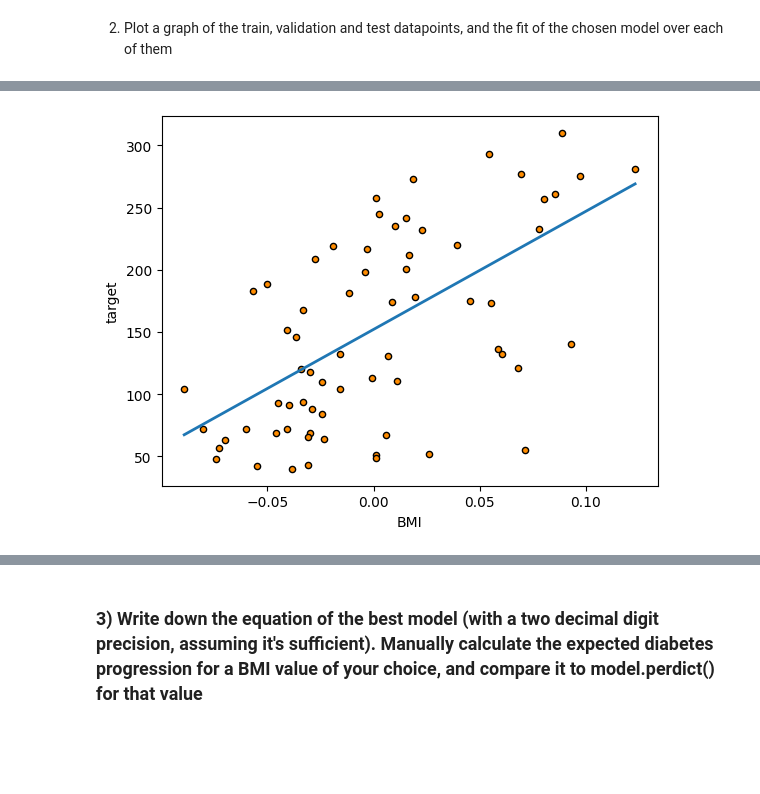
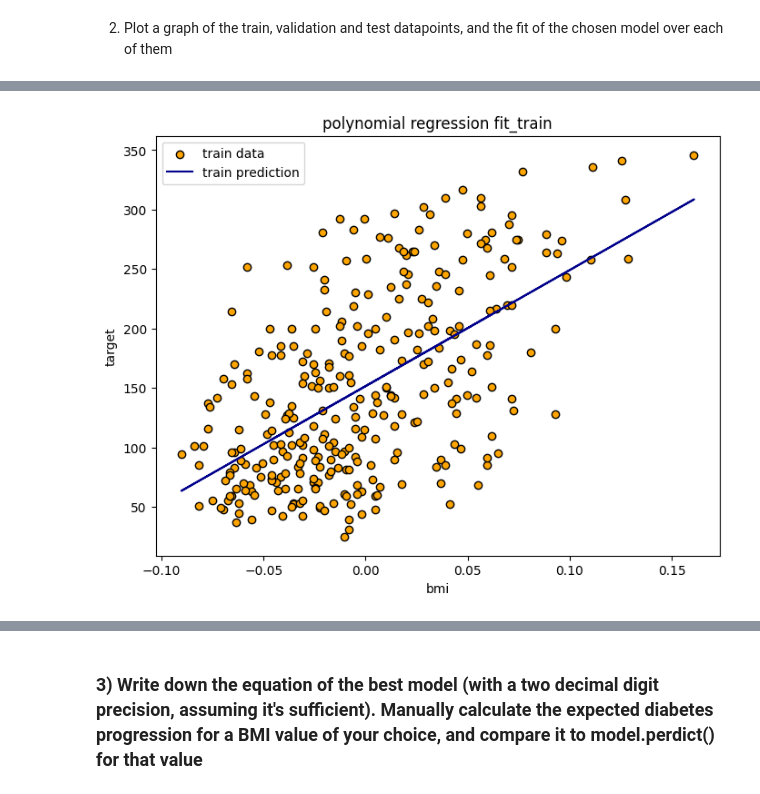
Before and after one commit to dut0817/CSCN8010-labs, a Jupyter notebook: risk_of_diabetes.ipynb, the cells around one changed output, grey strips where cells are left out. Saved outputs shown, nothing was run; the diff lists cells and outputs as text; code cells hidden in the pictures; blank space fills up the shorter version.

```diff
--- a/risk_of_diabetes.ipynb
+++ b/risk_of_diabetes.ipynb
@@ -114,7 +114,7 @@ Pipeline(steps=[('polynomial', PolynomialFeatures(degree=0)),
 # %%
 model1 = Pipeline([('polynomial', PolynomialFeatures(degree=1)),
                   ('linear', LinearRegression())])
-model1.fit(X=df_diabetes[["bmi"]], y= df_diabetes[["target"]])
+model1.fit(X=train[["bmi"]], y= train[["target"]])
 # %% [output]
 Pipeline(steps=[('polynomial', PolynomialFeatures(degree=1)),
                 ('linear', LinearRegression())])
@@ -286,4 +262,11 @@ plot_model(validation_X['bmi'], validation['target'], model1)
-# %%
-plot_model(test_X['bmi'], test['target'], model1)
-# %% [output]
-[figure, removed]
+# %%
+plt.figure(figsize=(8,6))
+plt.scatter(train[['bmi']], train[['target']], label='train data', edgecolors='black', color='orange', marker='o')
+plt.plot(train[['bmi']], model1.predict(train[['bmi']]), label='train prediction', color = 'darkblue')
+plt.title('polynomial regression fit_train')
+plt.xlabel('bmi')
+plt.ylabel('target')
+plt.legend()
+plt.show()
+# %% [output]
+[figure, added]
```
Also changed, not shown: parts of 18 cells of this notebook, 1 other file.
